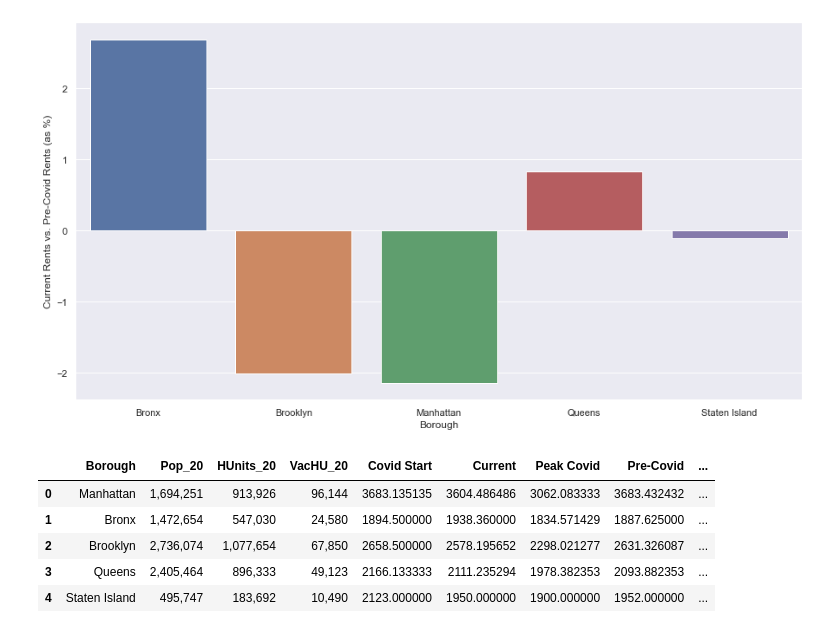
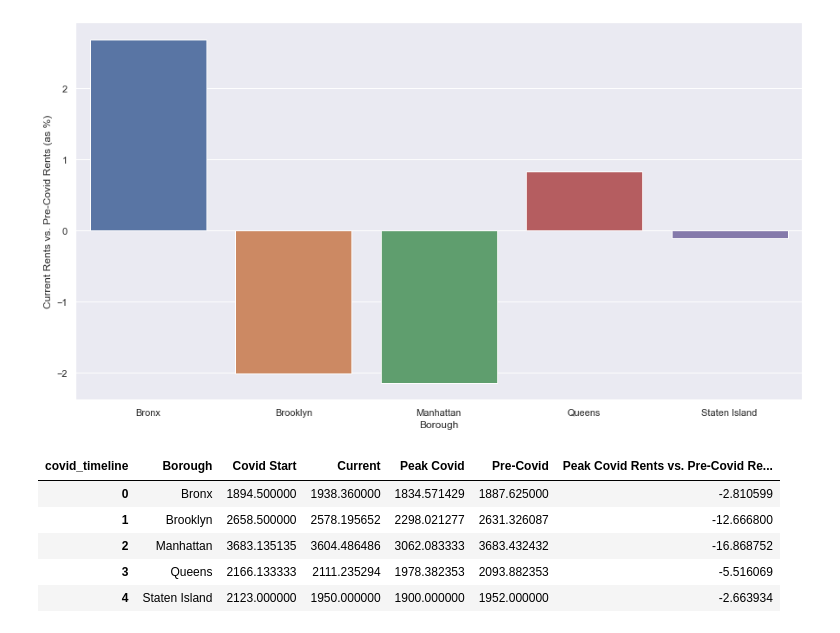
Before and after one commit to jackcopeland11/nyc_apartment_rent_analysis, a Jupyter notebook: python_project_final.ipynb, the cells around one changed output. Saved outputs shown, nothing was run; the diff lists cells and outputs as text; code cells hidden in the pictures.

```diff
--- a/python_project_final.ipynb
+++ b/python_project_final.ipynb
@@ -158,15 +163,12 @@ sns.barplot(
 # %% [output]
 <AxesSubplot:xlabel='Borough', ylabel='Current Rents vs. Pre-Covid Rents (as %)'>
 [figure]
-# %%
-census_boros = census_data.loc[census_data['GeoType']== 'Boro']
-census_analysis = census_boros[['Borough', 'Pop_20', 'HUnits_20' , 'VacHU_20']]
-census_analysis = census_analysis.merge(changes, left_on="Borough" , right_on="Borough")
-census_analysis
-# %% [output]
-|  | Borough | Pop_20 | HUnits_20 | VacHU_20 | Covid Start | Current | Peak Covid | Pre-Covid | ... |
-| 0 | Manhattan | 1,694,251 | 913,926 | 96,144 | 3683.135135 | 3604.486486 | 3062.083333 | 3683.432432 | ... |
-| 1 | Bronx | 1,472,654 | 547,030 | 24,580 | 1894.500000 | 1938.360000 | 1834.571429 | 1887.625000 | ... |
-| 2 | Brooklyn | 2,736,074 | 1,077,654 | 67,850 | 2658.500000 | 2578.195652 | 2298.021277 | 2631.326087 | ... |
-| 3 | Queens | 2,405,464 | 896,333 | 49,123 | 2166.133333 | 2111.235294 | 1978.382353 | 2093.882353 | ... |
-| 4 | Staten Island | 495,747 | 183,692 | 10,490 | 2123.000000 | 1950.000000 | 1900.000000 | 1952.000000 | ... |
+# %%
+changes.head()
+# %% [output]
+| covid_timeline | Borough | Covid Start | Current | Peak Covid | Pre-Covid | Peak Covid Rents vs. Pre-Covid Re... |
+| 0 | Bronx | 1894.500000 | 1938.360000 | 1834.571429 | 1887.625000 | -2.810599 |
+| 1 | Brooklyn | 2658.500000 | 2578.195652 | 2298.021277 | 2631.326087 | -12.666800 |
+| 2 | Manhattan | 3683.135135 | 3604.486486 | 3062.083333 | 3683.432432 | -16.868752 |
+| 3 | Queens | 2166.133333 | 2111.235294 | 1978.382353 | 2093.882353 | -5.516069 |
+| 4 | Staten Island | 2123.000000 | 1950.000000 | 1900.000000 | 1952.000000 | -2.663934 |
```
Also changed, not shown: parts of 7 cells of this notebook.
